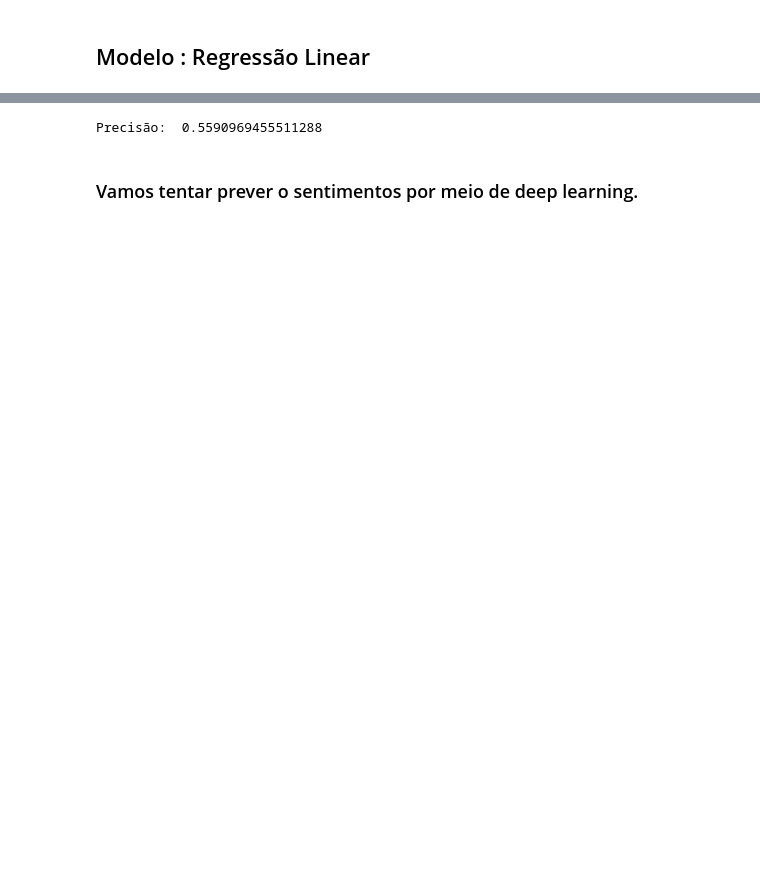
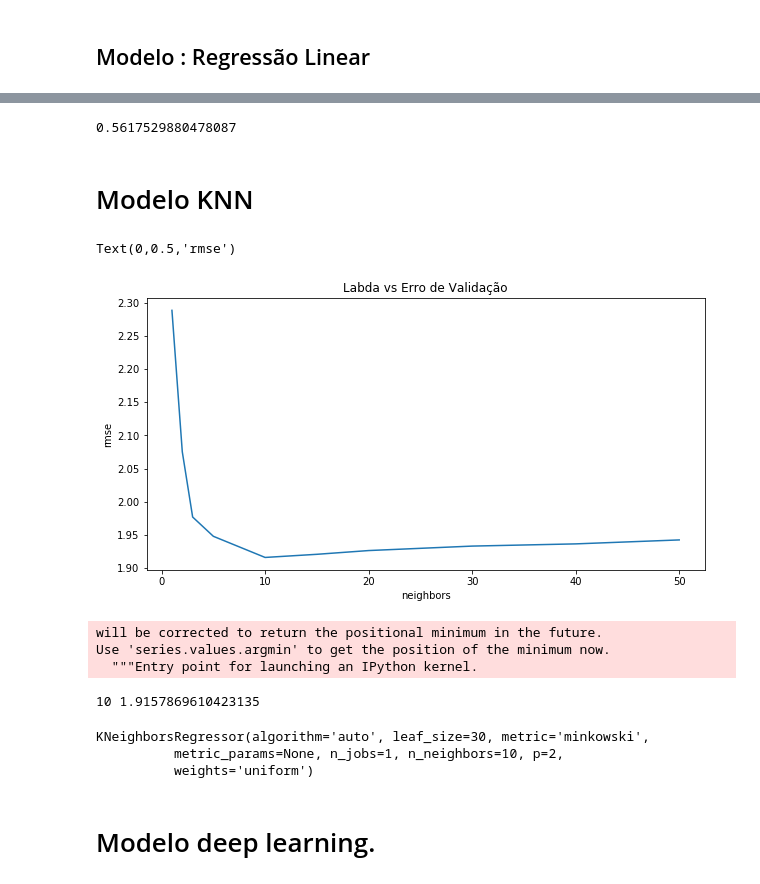
Before and after one commit to wineone/AnaliseBasicaNpl, a Jupyter notebook: semana3/iemocap/limpandoIemocap.ipynb, the cells around one changed output, grey strips where cells are left out. Cells and saved outputs as stored; diff of their text form; code cells hidden in the pictures; blank space fills up the shorter version.

Commit message:
pré-processamento,knn,inicio do modelo deep learning

```diff
--- a/semana3/iemocap/limpandoIemocap.ipynb
+++ b/semana3/iemocap/limpandoIemocap.ipynb
@@ -285,7 +290,7 @@ LogisticRegression(C=1.0, class_weight=None, dual=False, fit_intercept=True,
 # %%
 pred = model.predict(X_test)
-print("Precisão: ",accuracy_score(y_test,pred))
+accuracy_score(y_test,pred)
 # %% [output]
-Precisão:  0.5590969455511288
+0.5617529880478087
-# %% [markdown]
-### Vamos tentar prever o sentimentos por meio de deep learning.
+# %% [markdown]
+# Modelo KNN
@@ -291,0 +306,35 @@ Precisão:  0.5590969455511288
+# %%
+def rmse_cv(model):
+    rmse= np.sqrt(-cross_val_score(model, X_train, y_train, scoring="neg_mean_squared_error", cv = 5))
+    return(rmse)
+# %%
+alphas = [1,2,3,5,10,15,20,30,40,50]
+cv_knn = [rmse_cv(KNeighborsRegressor(n_neighbors=alpha)).mean() for alpha in alphas]
+cv_knn = pd.Series(cv_knn, index=alphas)
+cv_knn
+
+plt.figure(figsize=(10, 5))
+cv_knn.plot(title="Labda vs Erro de Validação")
+plt.xlabel("neighbors")
+plt.ylabel("rmse")
+# %% [output]
+Text(0,0.5,'rmse')
+[figure, added]
+# %%
+best_neighbor=cv_knn.argmin()
+best_rmse = cv_knn.min()
+# %% [output]
+will be corrected to return the positional minimum in the future.
+Use 'series.values.argmin' to get the position of the minimum now.
+  """Entry point for launching an IPython kernel.
+# %%
+print (best_neighbor, best_rmse)
+# %% [output]
+10 1.9157869610423135
+# %%
+model_knn = KNeighborsRegressor(n_neighbors = 10)
+model_knn.fit(X_train, y_train)
+# %% [output]
+KNeighborsRegressor(algorithm='auto', leaf_size=30, metric='minkowski',
+          metric_params=None, n_jobs=1, n_neighbors=10, p=2,
+          weights='uniform')
@@ -291,0 +343,2 @@ Precisão:  0.5590969455511288
+# %% [markdown]
+# Modelo deep learning.
```
Also changed, not shown: parts of 16 cells of this notebook, 1 other file.
